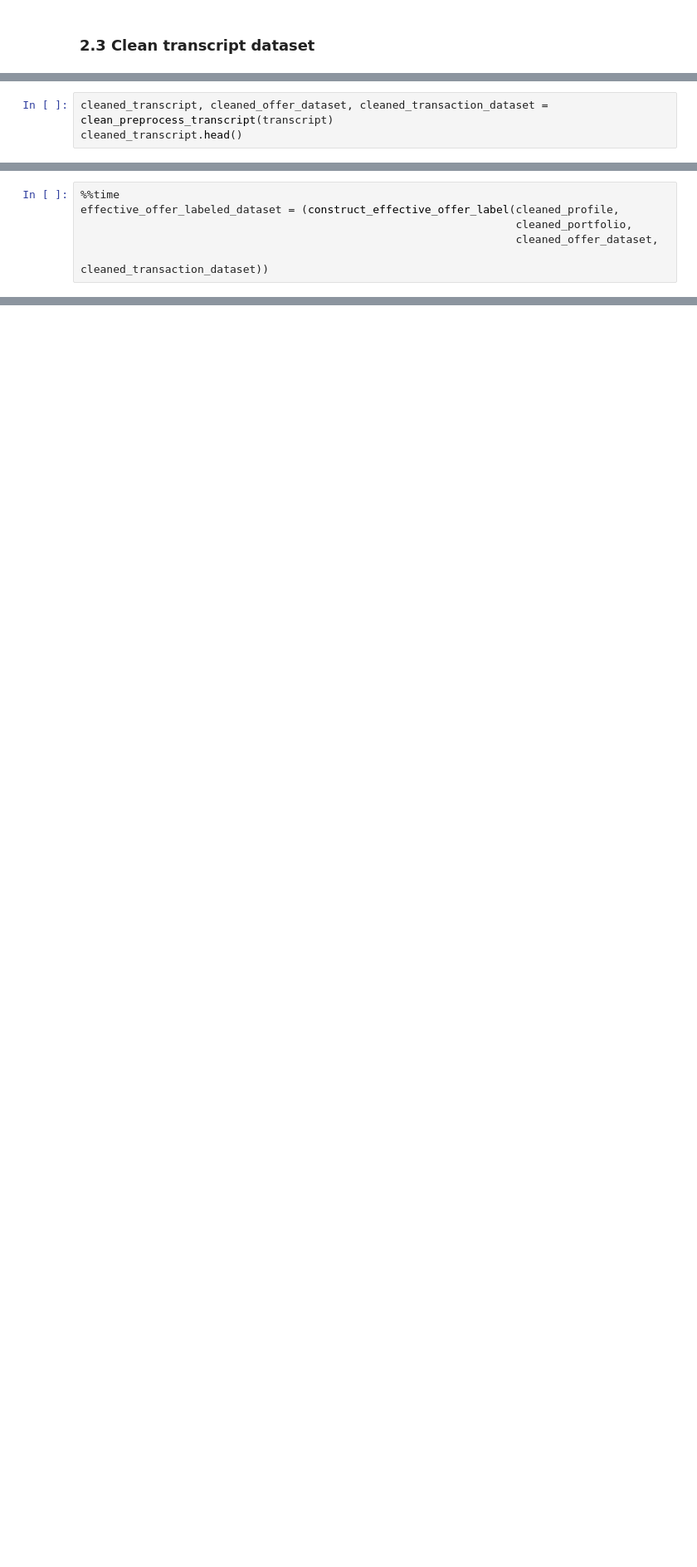
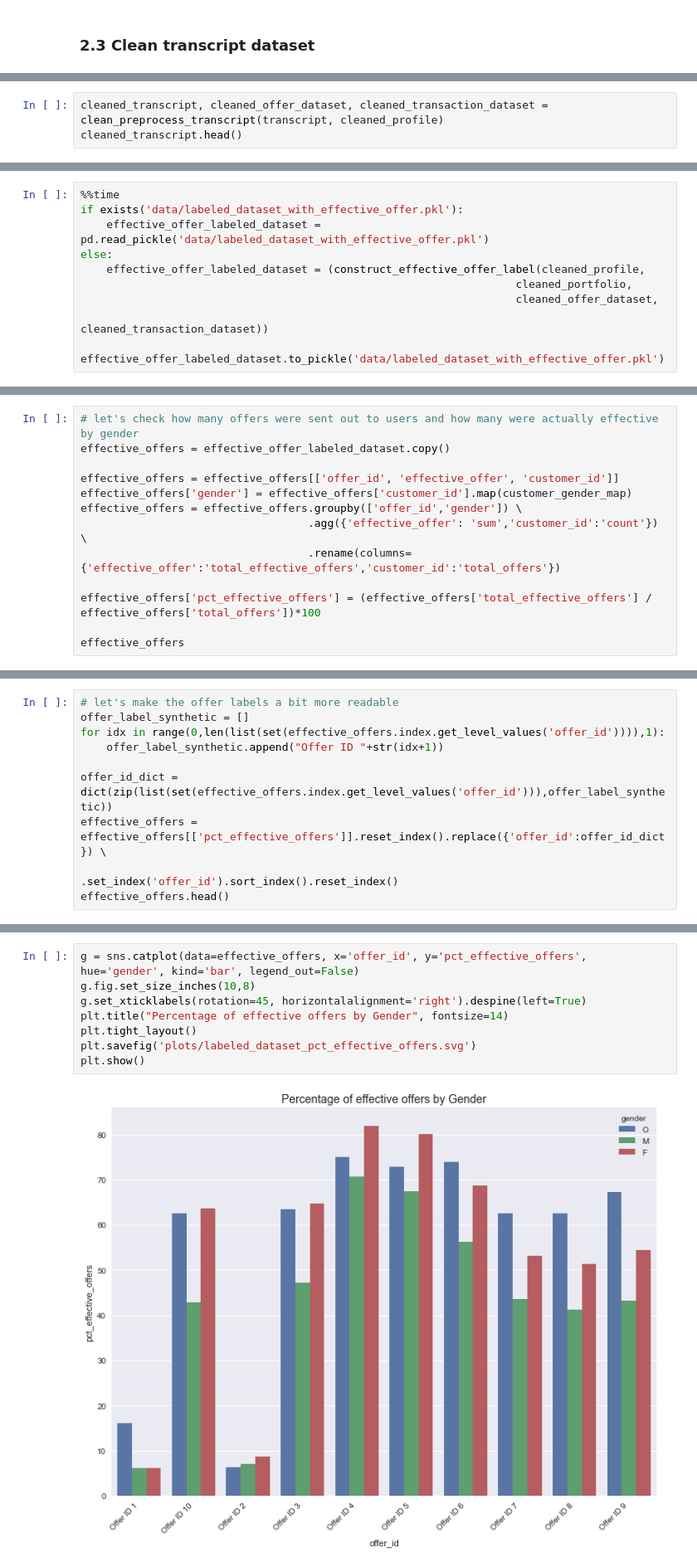
Before and after one commit to s0ap/Starbucks_Capstone_Project, a Jupyter notebook: Starbucks_Capstone_notebook.ipynb, the cells around one changed output, grey strips where cells are left out. Shown at 83% size. Saved outputs shown, nothing was run; the diff lists cells and outputs as text; blank space fills up the shorter version.

Commit message:
finished part 3,4,5,6 - data prep, labeling, modelling, analysis and conclusion

```diff
--- a/Starbucks_Capstone_notebook.ipynb
+++ b/Starbucks_Capstone_notebook.ipynb
@@ -359,5 +491,5 @@ def clean_preprocess_transcript(transcript):
 
     return cleaned_transcript, cleaned_offer_dataset, cleaned_transaction_dataset
 # %%
-cleaned_transcript, cleaned_offer_dataset, cleaned_transaction_dataset = clean_preprocess_transcript(transcript)
+cleaned_transcript, cleaned_offer_dataset, cleaned_transaction_dataset = clean_preprocess_transcript(transcript, cleaned_profile)
 cleaned_transcript.head()
@@ -455,7 +623,11 @@ def construct_effective_offer_label(profile, portfolio, offers, transactions):
     return all_offers_labeled_df
 # %%
 %%time
-effective_offer_labeled_dataset = (construct_effective_offer_label(cleaned_profile,
+if exists('data/labeled_dataset_with_effective_offer.pkl'):
+    effective_offer_labeled_dataset = pd.read_pickle('data/labeled_dataset_with_effective_offer.pkl')
+else:
+    effective_offer_labeled_dataset = (construct_effective_offer_label(cleaned_profile,
                                                                    cleaned_portfolio,
                                                                    cleaned_offer_dataset,
                                                                    cleaned_transaction_dataset))
+    effective_offer_labeled_dataset.to_pickle('data/labeled_dataset_with_effective_offer.pkl')
@@ -465,0 +667,13 @@ effective_offer_labeled_dataset.to_pickle('effective_offer_labeled_dataset.pkl')
+# %%
+# let's check how many offers were sent out to users and how many were actually effective by gender
+effective_offers = effective_offer_labeled_dataset.copy()
+
+effective_offers = effective_offers[['offer_id', 'effective_offer', 'customer_id']]
+effective_offers['gender'] = effective_offers['customer_id'].map(customer_gender_map)
+effective_offers = effective_offers.groupby(['offer_id','gender']) \
+                                   .agg({'effective_offer': 'sum','customer_id':'count'}) \
+                                   .rename(columns={'effective_offer':'total_effective_offers','customer_id':'total_offers'})
+
+effective_offers['pct_effective_offers'] = (effective_offers['total_effective_offers'] / effective_offers['total_offers'])*100
+
+effective_offers
@@ -465,0 +699,10 @@ effective_offer_labeled_dataset.to_pickle('effective_offer_labeled_dataset.pkl')
+# %%
+# let's make the offer labels a bit more readable
+offer_label_synthetic = []
+for idx in range(0,len(list(set(effective_offers.index.get_level_values('offer_id')))),1):
+    offer_label_synthetic.append("Offer ID "+str(idx+1))
+
+offer_id_dict = dict(zip(list(set(effective_offers.index.get_level_values('offer_id'))),offer_label_synthetic))
+effective_offers = effective_offers[['pct_effective_offers']].reset_index().replace({'offer_id':offer_id_dict}) \
+                                                             .set_index('offer_id').sort_index().reset_index()
+effective_offers.head()
@@ -465,0 +716,10 @@ effective_offer_labeled_dataset.to_pickle('effective_offer_labeled_dataset.pkl')
+# %%
+g = sns.catplot(data=effective_offers, x='offer_id', y='pct_effective_offers', hue='gender', kind='bar', legend_out=False)
+g.fig.set_size_inches(10,8)
+g.set_xticklabels(rotation=45, horizontalalignment='right').despine(left=True)
+plt.title("Percentage of effective offers by Gender", fontsize=14)
+plt.tight_layout()
+plt.savefig('plots/labeled_dataset_pct_effective_offers.svg')
+plt.show()
+# %% [output]
+[figure, added]
```
Also changed, not shown: parts of 99 cells of this notebook, 15 other files.
